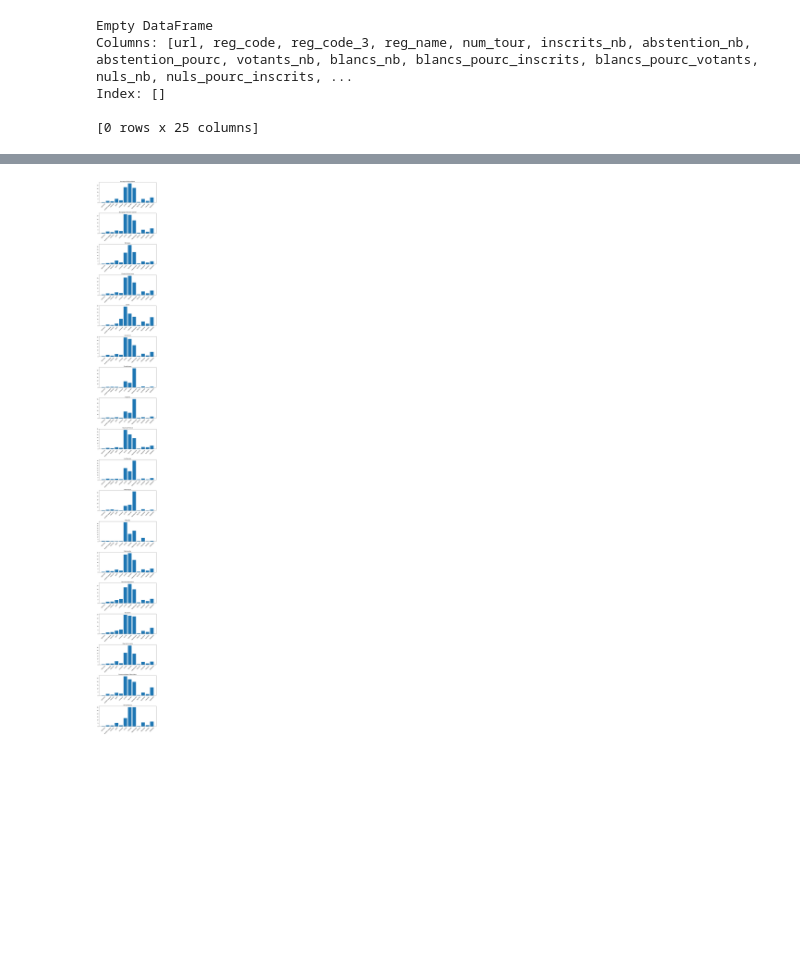
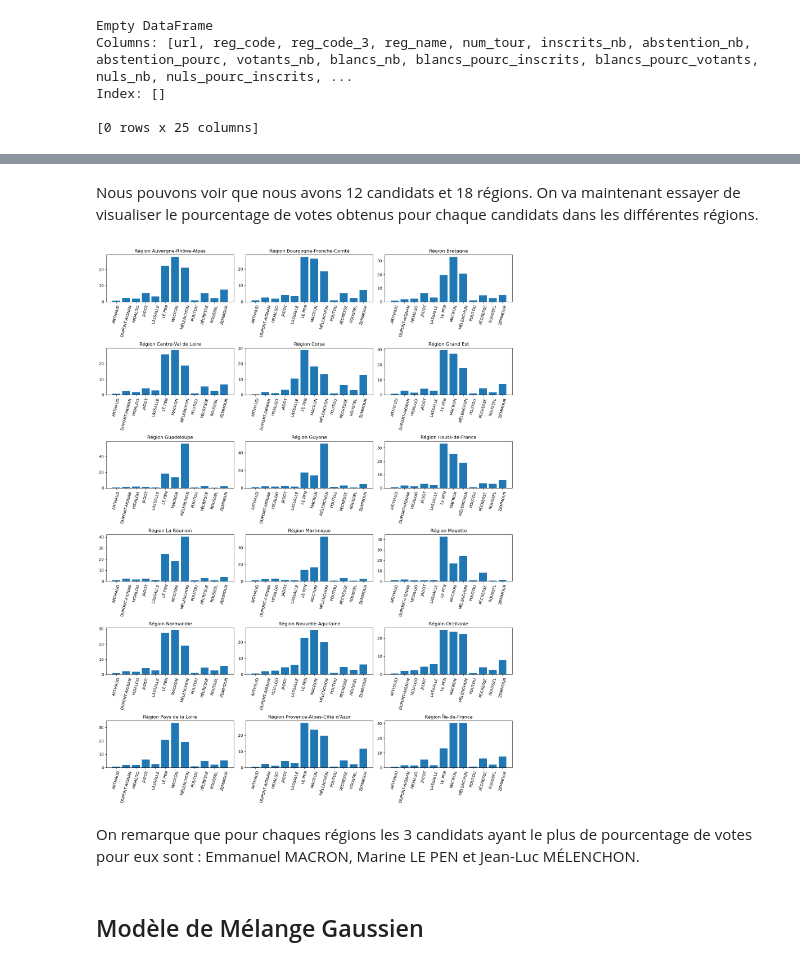
Before and after one commit to Antoine3529/APST2, a Jupyter notebook: Model_clust.ipynb, the cells around one changed output, grey strips where cells are left out. Saved outputs shown, nothing was run; the diff lists cells and outputs as text; code cells hidden in the pictures; blank space fills up the shorter version.

```diff
--- a/Model_clust.ipynb
+++ b/Model_clust.ipynb
@@ -141,17 +128,24 @@ plt.xticks(rotation=45, ha='right');
-# %%
-fig, axs = plt.subplots(nrows=len(data_t), ncols=1, figsize=(8, len(data_t)*4))
-offset = np.arange(len(data_t.columns)+1)
-# Création des barplots
-for i,ligne in enumerate(data_t.index):
-    axs[i].bar(data_t.columns, data_t.loc[ligne]);
-    axs[i].set_title(ligne)
-    axs[i].set_xticklabels(data_t.columns, rotation=45)
-
-# Configuration des marges entre les sous-graphiques
-fig.subplots_adjust(hspace=0.9)
-
-# Affichage des barplots
-plt.tight_layout()
-plt.show()
-# %% [output]
-[figure, removed]
+# %% [markdown]
+Nous pouvons voir que nous avons 12 candidats et 18 régions. On va maintenant essayer de visualiser le pourcentage de votes obtenus pour chaque candidats dans les différentes régions.
+# %%
+# Création des sous-plots
+fig, axes = plt.subplots(nrows=6, ncols=3, figsize=(15, 20))
+
+# Création des barplots
+for i,ax in enumerate(axes.flatten()):
+    ax.bar(data_t.columns, data_t.iloc[i,:]);
+    ax.set_title(str('Région ')+data_t.index[i])
+    ax.set_xticklabels(data_t.columns, rotation=75)
+
+# Configuration des marges entre les sous-graphiques
+fig.subplots_adjust(hspace=1.2)
+
+# Affichage des barplots
+plt.tight_layout()
+plt.show()
+# %% [output]
+[figure, added]
+# %% [markdown]
+On remarque que pour chaques régions les 3 candidats ayant le plus de pourcentage de votes pour eux sont : Emmanuel MACRON, Marine LE PEN et Jean-Luc MÉLENCHON.
+# %% [markdown]
+## Modèle de Mélange Gaussien
```
Also changed, not shown: parts of 42 cells of this notebook.
